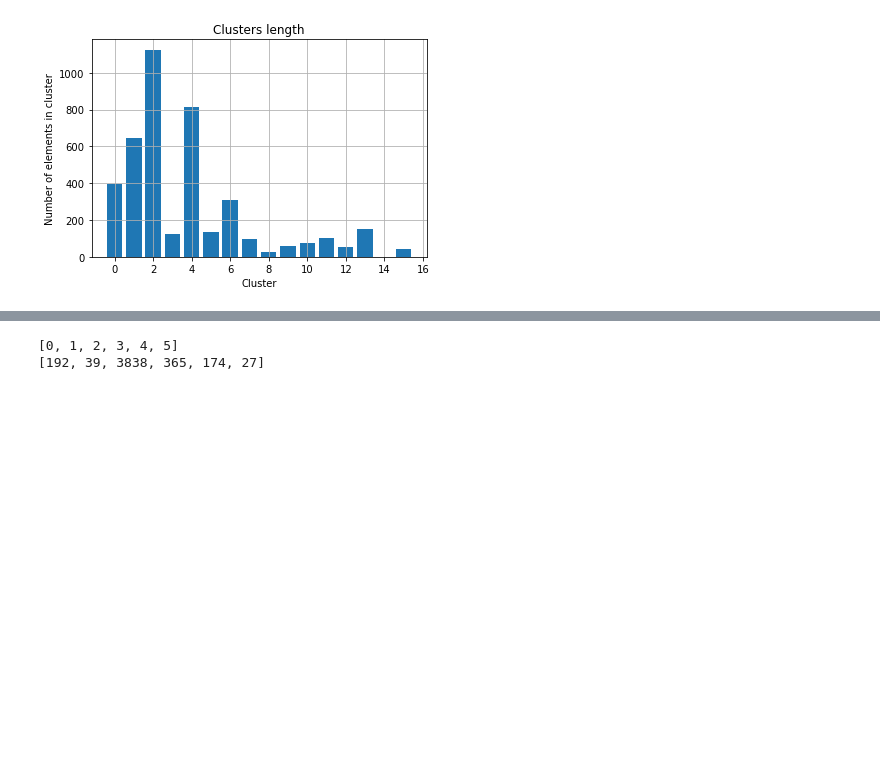
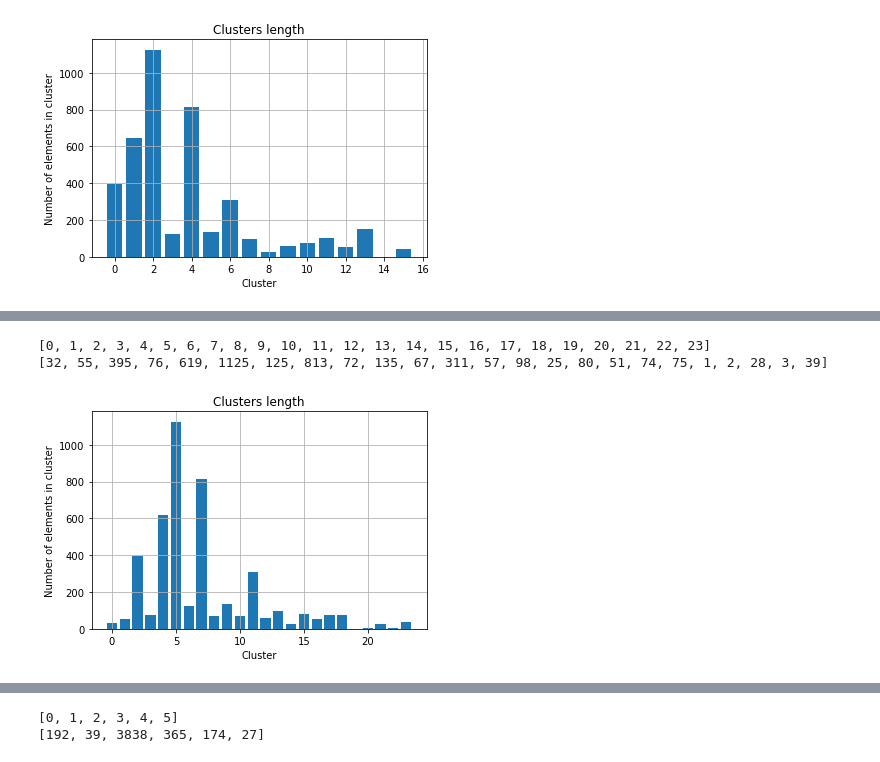
Before and after one commit to batataazul/projects_MachineLearning, a Jupyter notebook: project1_ra216179/Notebooks/dbscan_ra216179.ipynb, the cells around one changed output, grey strips where cells are left out. Saved outputs shown, nothing was run; the diff lists cells and outputs as text; code cells hidden in the pictures; blank space fills up the shorter version.

```diff
--- a/project1_ra216179/Notebooks/dbscan_ra216179.ipynb
+++ b/project1_ra216179/Notebooks/dbscan_ra216179.ipynb
@@ -344,3 +352,7 @@ printCount(results1[0],"../images/dbscanCount2_10_002.jpg")
 # %%
-printCount(results1[0],"../images/dbscanCount2_10_002.jpg")
+printCount(results1[2],"../images/dbscanCount2_30_002.jpg")
+# %% [output]
+[0, 1, 2, 3, 4, 5, 6, 7, 8, 9, 10, 11, 12, 13, 14, 15, 16, 17, 18, 19, 20, 21, 22, 23]
+[32, 55, 395, 76, 619, 1125, 125, 813, 72, 135, 67, 311, 57, 98, 25, 80, 51, 74, 75, 1, 2, 28, 3, 39]
+[figure, added]
 # %%
```
Also changed, not shown: parts of 19 cells of this notebook, 18 other files.
